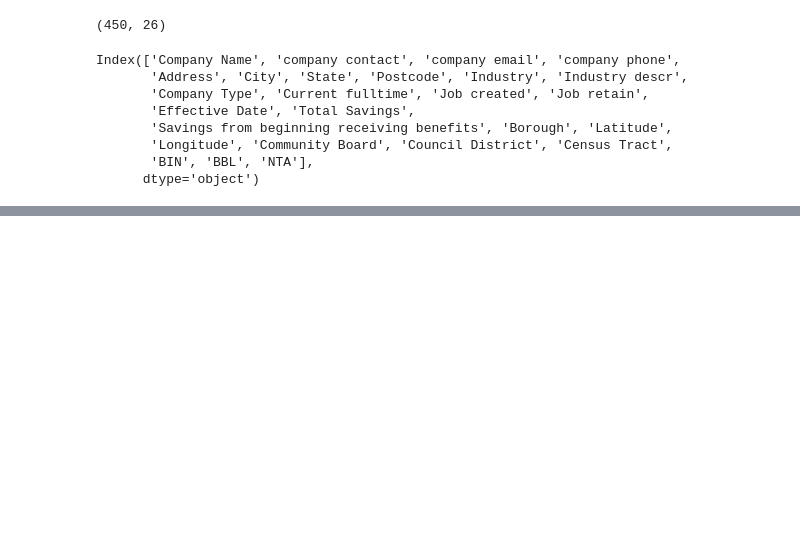
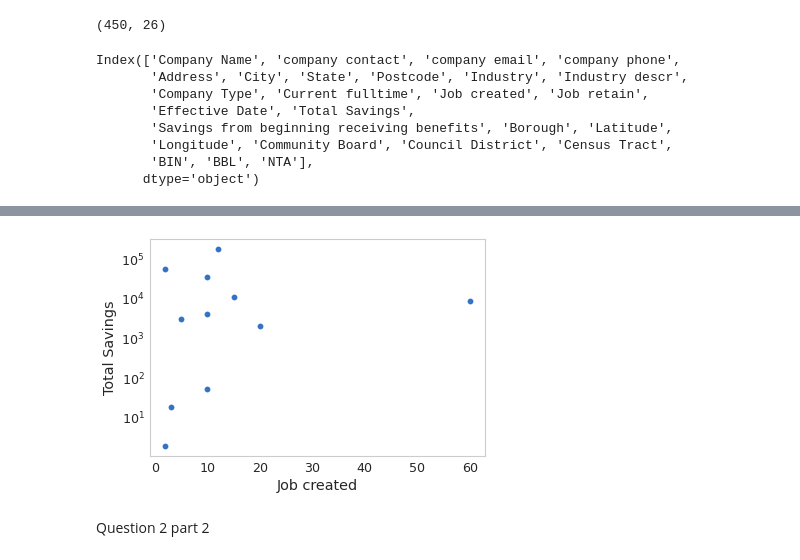
Before and after one commit to kimvonga/binder-framework, a Jupyter notebook: Milestone.ipynb, the cells around one changed output, grey strips where cells are left out. Saved outputs shown, nothing was run; the diff lists cells and outputs as text; code cells hidden in the pictures; blank space fills up the shorter version.

```diff
--- a/Milestone.ipynb
+++ b/Milestone.ipynb
@@ -129,0 +134,11 @@ plt.scatter(data['Job created'], data['Total Savings'])
+# %%
+plt.scatter(data['Job created'], data['Total Savings'])
+
+plt.yscale('log')
+plt.xlabel('Job created')
+plt.ylabel('Total Savings')
+plt.grid(False)
+# %% [output]
+[figure, added]
+# %% [markdown]
+Question 2 part 2
```
Also changed, not shown: parts of 44 cells of this notebook, 2 other files.
